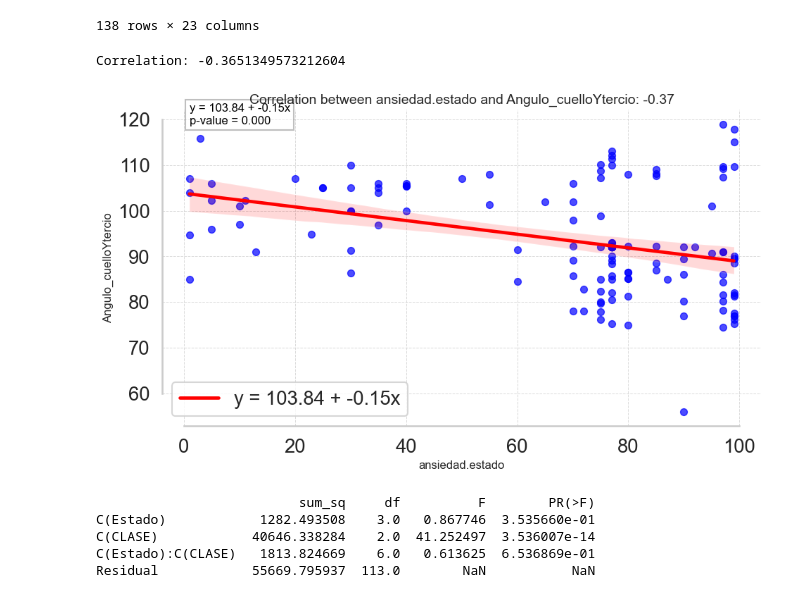
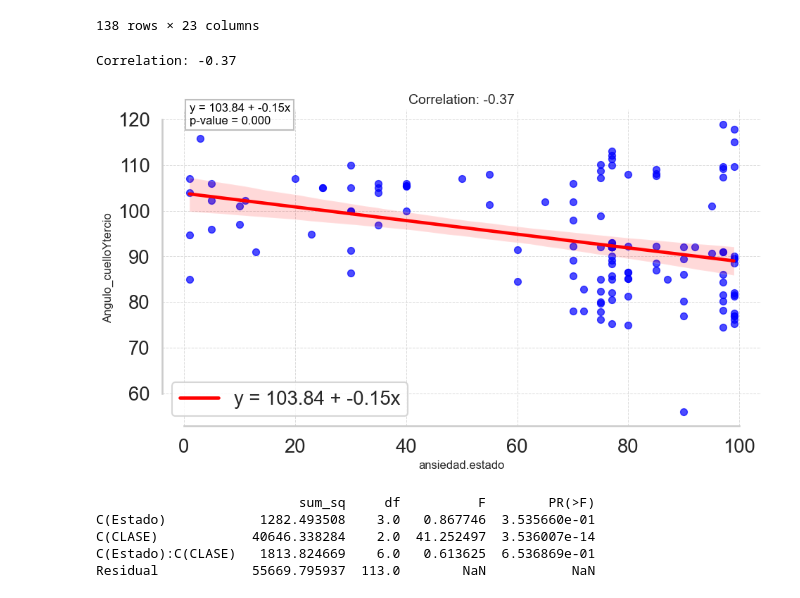
Before and after one commit to MMRES-PyBootcamp/MMRES-python-bootcamp2024, a Jupyter notebook: Misophonia_report/MMRES_Report_AlbertGrass_AndresGordo.ipynb, the cells around one changed output. Saved outputs shown, nothing was run; the diff lists cells and outputs as text; code cells hidden in the pictures.

Commit message:
Simplify Figure 2

```diff
--- a/Misophonia_report/MMRES_Report_AlbertGrass_AndresGordo.ipynb
+++ b/Misophonia_report/MMRES_Report_AlbertGrass_AndresGordo.ipynb
@@ -35,44 +35,42 @@ import statsmodels.api as sm
 # Drop rows with NaN or infinite values in the relevant columns
 df_clean = df[['ansiedad.estado', 'Angulo_cuelloYtercio']].replace([np.inf, -np.inf], np.nan)
 df_clean = df_clean.fillna(df_clean.median())
 
 # Calculate the correlation
 correlation = df_clean['ansiedad.estado'].corr(df_clean['Angulo_cuelloYtercio'])
-print(f"Correlation: {correlation}")
+print(f"Correlation: {correlation:.2f}")
 
-# Fit a linear regression model
-X = sm.add_constant(df_clean['ansiedad.estado'])  # Adds a constant term for the intercept
+# Fit the linear regression model
+X = sm.add_constant(df_clean['ansiedad.estado'])  # Adds a constant for the intercept
 model = sm.OLS(df_clean['Angulo_cuelloYtercio'], X).fit()
 slope, intercept = model.params[1], model.params[0]
 p_value = model.pvalues[1]
 
-# Plot the data with regression line
+# Plot the data and the regression line
 plt.figure(figsize=(10, 6))
 sns.regplot(x='ansiedad.estado', y='Angulo_cuelloYtercio', data=df_clean,
             scatter_kws={'s': 50, 'color': 'blue', 'alpha': 0.7},
             line_kws={'color': 'red', 'label': f'y = {intercept:.2f} + {slope:.2f}x'})
 
 # Add title and labels
-plt.title(f'Correlation between ansiedad.estado and Angulo_cuelloYtercio: {correlation:.2f}', fontsize=14)
+plt.title(f'Correlation: {correlation:.2f}', fontsize=14)
 plt.xlabel('ansiedad.estado', fontsize=12)
 plt.ylabel('Angulo_cuelloYtercio', fontsize=12)
 
-# Annotate the plot with the linear equation and p-value
+# Annotate the plot
 plt.text(min(df['ansiedad.estado']), max(df['Angulo_cuelloYtercio']),
          f'y = {intercept:.2f} + {slope:.2f}x\np-value = {p_value:.3f}',
          fontsize=12, color='black', bbox=dict(facecolor='white', edgecolor='gray', alpha=0.5))
 
-# Customize plot for publication
+# Customize and show the plot
 sns.despine(trim=True)
 plt.grid(True, which='both', linestyle='--', linewidth=0.7, alpha=0.7)
-
-# Show legend and plot
 plt.legend()
 plt.tight_layout()
 plt.show()
 # %% [output]
-Correlation: -0.3651349573212604
+Correlation: -0.37
-[figure, old version]
+[figure, new version]
 # %%
 from scipy.stats import f_oneway
 
```
